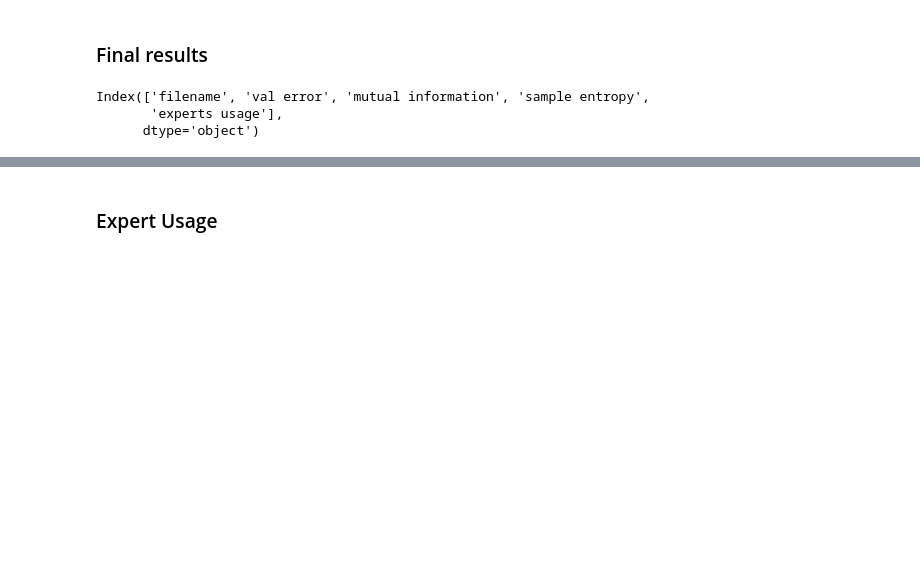
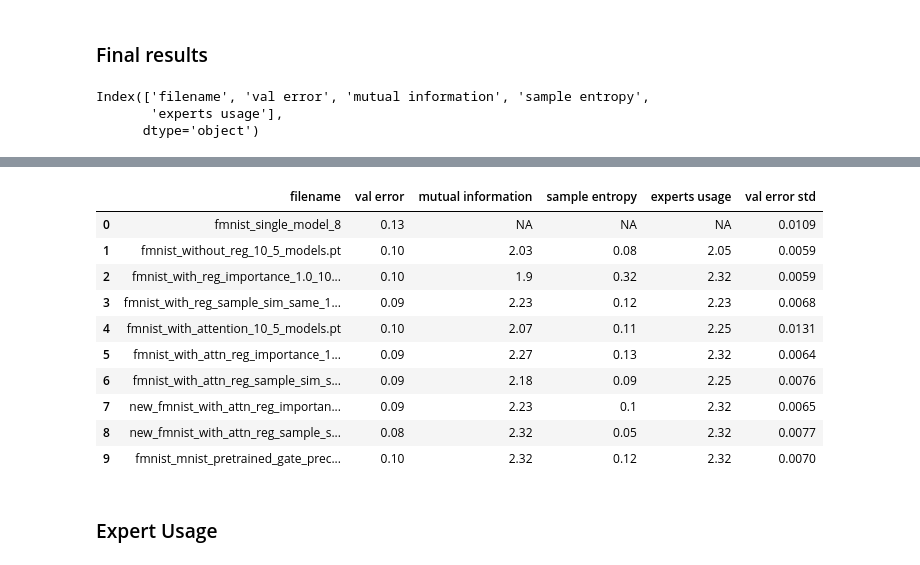
Before and after one commit to yamsgithub/modular_deep_learning, a Jupyter notebook: aaai_2022/notebooks/fmnist_moe_with_attention.ipynb, the cells around one changed output, grey strips where cells are left out. Drawn from its saved outputs; the diff is of its cells as text; code cells hidden in the pictures; blank space fills up the shorter version.

Commit message:
added result collection

```diff
--- a/aaai_2022/notebooks/fmnist_moe_with_attention.ipynb
+++ b/aaai_2022/notebooks/fmnist_moe_with_attention.ipynb
@@ -900,3 +1054,20 @@ row.to_csv('final_results.csv',mode='a', header=False,index=False)
+# %%
+filename = 'final_results.csv'
+data = pd.read_csv(filename)
+data.fillna('NA', inplace=True)
+data
+# %% [output]
+|  | filename | val error | mutual information | sample entropy | experts usage | val error std |
+| 0 | fmnist_single_model_8 | 0.13 | NA | NA | NA | 0.0109 |
+| 1 | fmnist_without_reg_10_5_models.pt | 0.10 | 2.03 | 0.08 | 2.05 | 0.0059 |
+| 2 | fmnist_with_reg_importance_1.0_10... | 0.10 | 1.9 | 0.32 | 2.32 | 0.0059 |
+| 3 | fmnist_with_reg_sample_sim_same_1... | 0.09 | 2.23 | 0.12 | 2.23 | 0.0068 |
+| 4 | fmnist_with_attention_10_5_models.pt | 0.10 | 2.07 | 0.11 | 2.25 | 0.0131 |
+| 5 | fmnist_with_attn_reg_importance_1... | 0.09 | 2.27 | 0.13 | 2.32 | 0.0064 |
+| 6 | fmnist_with_attn_reg_sample_sim_s... | 0.09 | 2.18 | 0.09 | 2.25 | 0.0076 |
+| 7 | new_fmnist_with_attn_reg_importan... | 0.09 | 2.23 | 0.1 | 2.32 | 0.0065 |
+| 8 | new_fmnist_with_attn_reg_sample_s... | 0.08 | 2.32 | 0.05 | 2.32 | 0.0077 |
+| 9 | fmnist_mnist_pretrained_gate_prec... | 0.10 | 2.32 | 0.12 | 2.32 | 0.0070 |
 # %% [markdown]
 ### Expert Usage
 # %%
```
Also changed, not shown: parts of 33 cells of this notebook.
